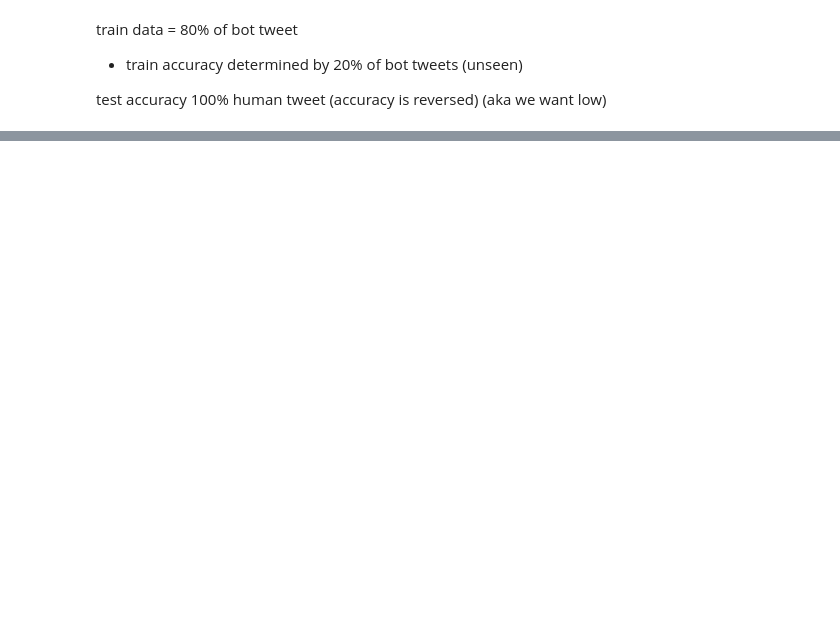
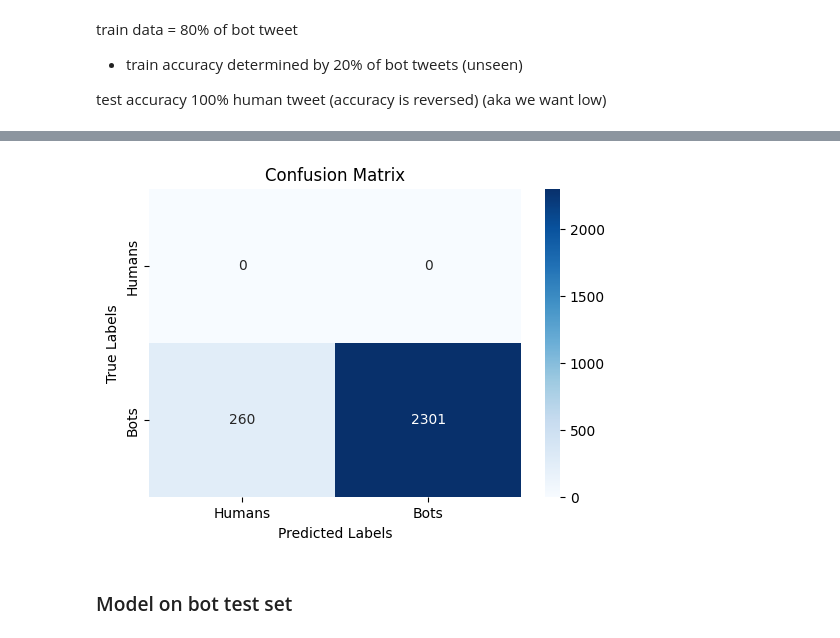
Before and after one commit to DFwJZ/Real-time_Bot_Detection, a Jupyter notebook: Cresci2015_OCSVM.ipynb, the cells around one changed output, grey strips where cells are left out. Drawn from its saved outputs; the diff is of its cells as text; code cells hidden in the pictures; blank space fills up the shorter version.

```diff
--- a/Cresci2015_OCSVM.ipynb
+++ b/Cresci2015_OCSVM.ipynb
@@ -85,3 +193,6 @@ array([[ 0.42161375,  0.24456975, -0.12698323, ..., -0.03110121,
+# %%
+scaler = StandardScaler()
+genuine_train_scaled = scaler.fit_transform(final_features)
 # %%
 ocsvm = svm.OneClassSVM(nu=0.1, kernel='rbf', gamma='scale')
 
@@ -116,3 +271,24 @@ F1 Score for Train Bot Set: 0.9473518002915835
+# %%
+import numpy as np
+import matplotlib.pyplot as plt
+import seaborn as sns
+from sklearn.metrics import confusion_matrix
+conf_matrix = confusion_matrix(fake_train_labels, predictions_train)
+
+# Define class labels (e.g., 'Positive' and 'Negative')
+class_labels = ['Humans', 'Bots']
+
+# Create a heatmap for the confusion matrix
+plt.figure(figsize=(6, 4))
+sns.heatmap(conf_matrix, annot=True, fmt='d', cmap='Blues', xticklabels=class_labels, yticklabels=class_labels)
+plt.xlabel('Predicted Labels')
+plt.ylabel('True Labels')
+plt.title('Confusion Matrix')
+plt.show()
+# %% [output]
+[figure, added]
+# %% [markdown]
+### Model on bot test set
 # %%
 #Accuracy on Bot Tweets Test Set
 fake_test_labels = np.full(len(fake_test), 1)
```
Also changed, not shown: parts of 42 cells of this notebook.
